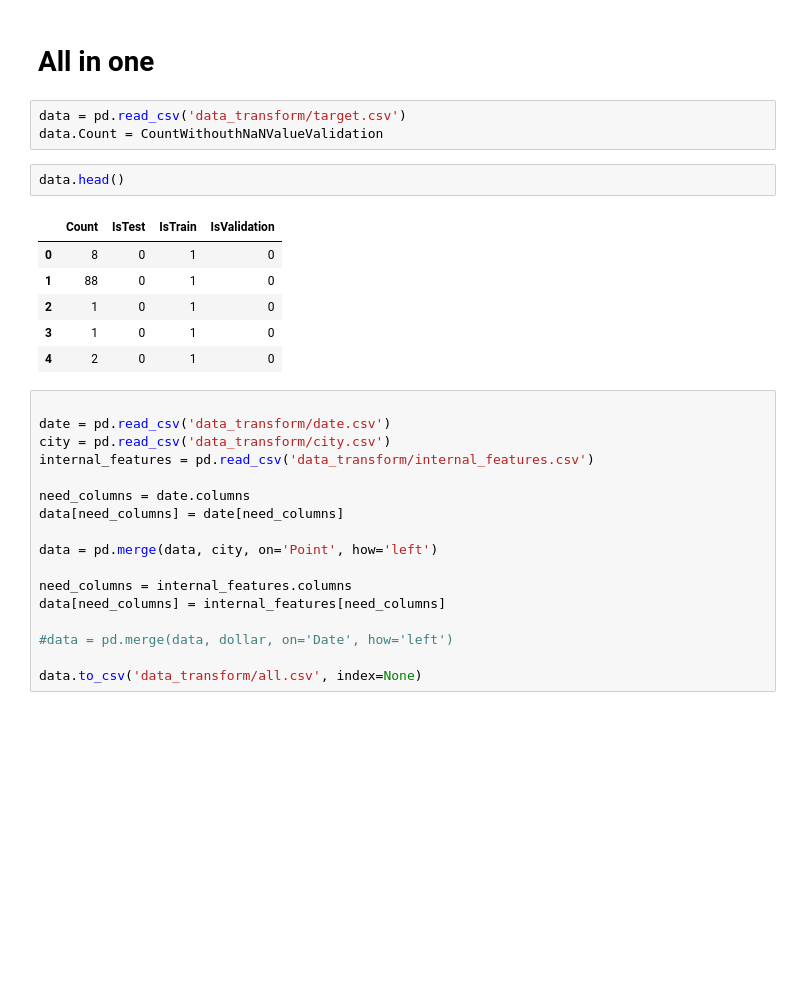
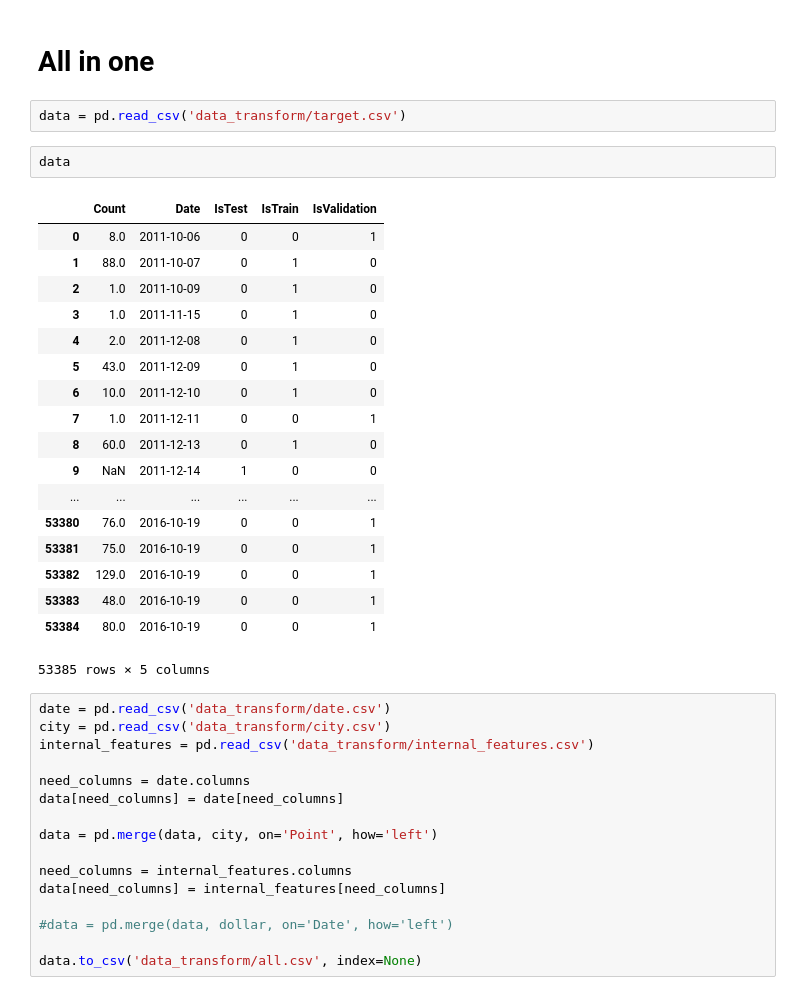
Before and after one commit to laol777/dodo, a Jupyter notebook: tranform_data.ipynb, the cells around one changed output. Saved outputs shown, nothing was run; the diff lists cells and outputs as text; blank space fills up the shorter version.

Commit message:
Fix validation

```diff
--- a/tranform_data.ipynb
+++ b/tranform_data.ipynb
@@ -273,18 +373,28 @@ dst.to_csv('data_transform/internal_features.csv', index=None)
 # All in one
 # %%
 data = pd.read_csv('data_transform/target.csv')
-data.Count = CountWithouthNaNValueValidation
 # %%
-data.head()
+data
 # %% [output]
-|  | Count | IsTest | IsTrain | IsValidation |
-| 0 | 8 | 0 | 1 | 0 |
-| 1 | 88 | 0 | 1 | 0 |
-| 2 | 1 | 0 | 1 | 0 |
-| 3 | 1 | 0 | 1 | 0 |
-| 4 | 2 | 0 | 1 | 0 |
+|  | Count | Date | IsTest | IsTrain | IsValidation |
+| 0 | 8.0 | 2011-10-06 | 0 | 0 | 1 |
+| 1 | 88.0 | 2011-10-07 | 0 | 1 | 0 |
+| 2 | 1.0 | 2011-10-09 | 0 | 1 | 0 |
+| 3 | 1.0 | 2011-11-15 | 0 | 1 | 0 |
+| 4 | 2.0 | 2011-12-08 | 0 | 1 | 0 |
+| 5 | 43.0 | 2011-12-09 | 0 | 1 | 0 |
+| 6 | 10.0 | 2011-12-10 | 0 | 1 | 0 |
+| 7 | 1.0 | 2011-12-11 | 0 | 0 | 1 |
+| 8 | 60.0 | 2011-12-13 | 0 | 1 | 0 |
+| 9 | NaN | 2011-12-14 | 1 | 0 | 0 |
+| ... | ... | ... | ... | ... | ... |
+| 53380 | 76.0 | 2016-10-19 | 0 | 0 | 1 |
+| 53381 | 75.0 | 2016-10-19 | 0 | 0 | 1 |
+| 53382 | 129.0 | 2016-10-19 | 0 | 0 | 1 |
+| 53383 | 48.0 | 2016-10-19 | 0 | 0 | 1 |
+| 53384 | 80.0 | 2016-10-19 | 0 | 0 | 1 |
+53385 rows × 5 columns
 # %%
-
 date = pd.read_csv('data_transform/date.csv')
 city = pd.read_csv('data_transform/city.csv')
 internal_features = pd.read_csv('data_transform/internal_features.csv')
```
Also changed, not shown: parts of 14 cells of this notebook, 7 other files.
